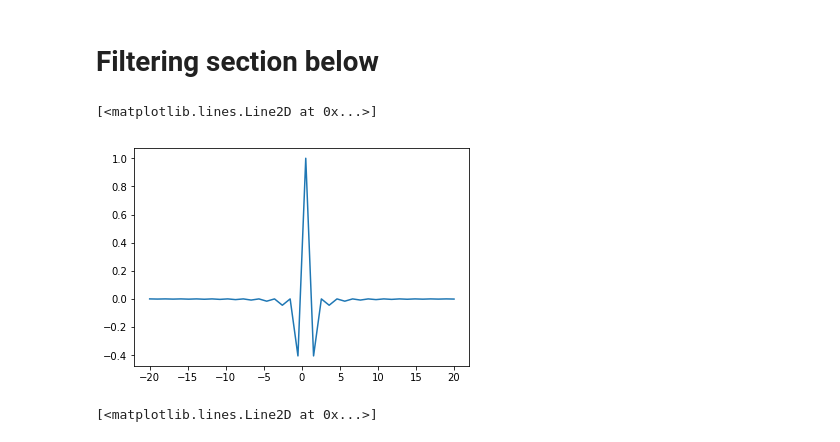
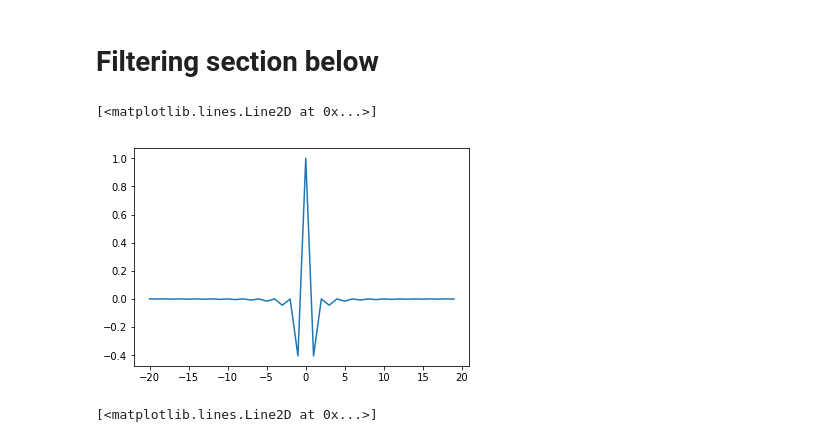
Before and after one commit to damianhorna/backprojection-tomography, a Jupyter notebook: sinogram.ipynb, the cells around one changed output. Saved outputs shown, nothing was run; the diff lists cells and outputs as text; code cells hidden in the pictures.

```diff
--- a/sinogram.ipynb
+++ b/sinogram.ipynb
@@ -216,9 +216,9 @@ plt.imshow(restore_picture(sinogram, lines, img.shape), cmap='gray')
 # %% [markdown]
 # Filtering section below
 # %%
-def genKernel(kerLen):
+def genKernel(size):
     kernel = []
-    for i in range(-int(kerLen/2), int(kerLen/2)):
+    for i in range(-int(size/2), int(size/2)):
         if i == 0:
             kernel.append(1)
         elif i % 2 == 0:
@@ -228,7 +228,7 @@ def genKernel(kerLen):
     return kernel
 # %%
 kernel = genKernel(40)
-plt.plot(np.linspace(-20,20,40), kernel)
+plt.plot(np.arange(-20,20), kernel)
 # %% [output]
 [<matplotlib.lines.Line2D at 0x...>]
-[figure, old version]
+[figure, new version]
```
Also changed, not shown: parts of 7 cells of this notebook.
